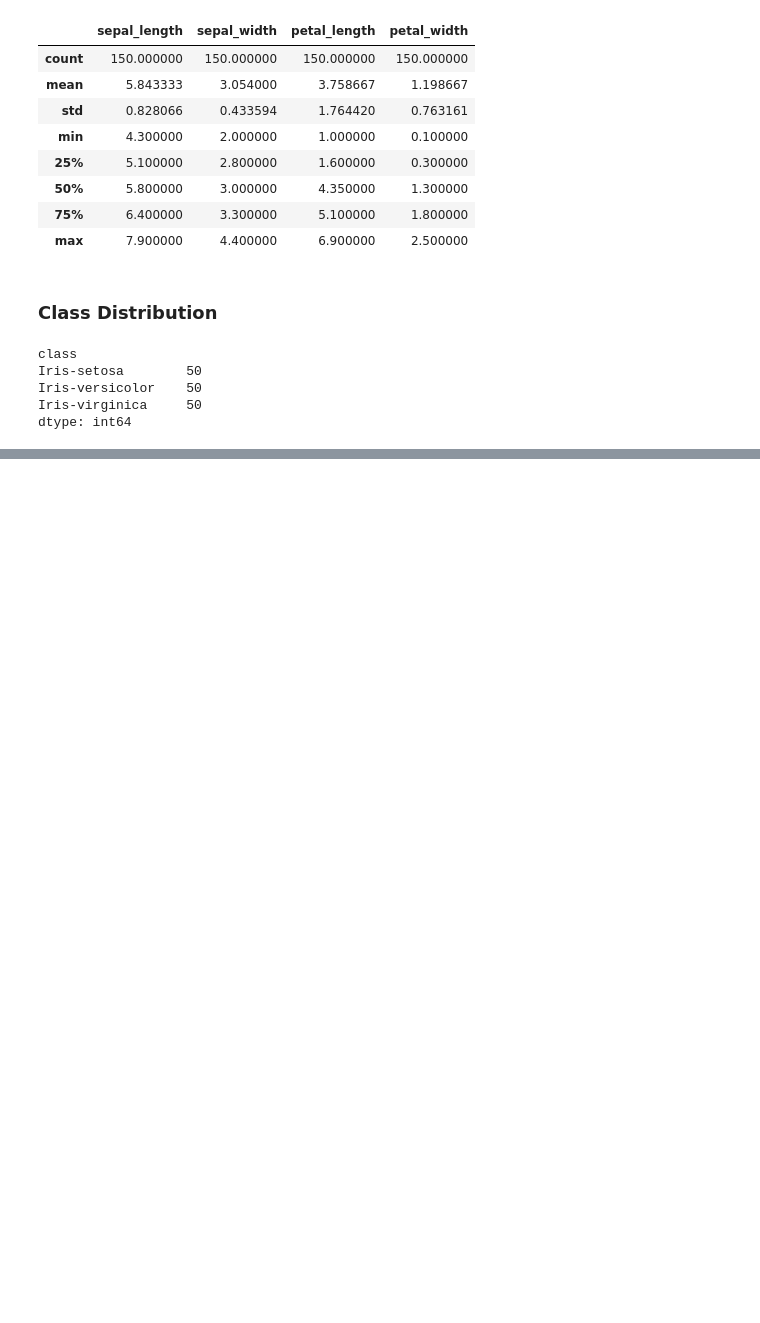
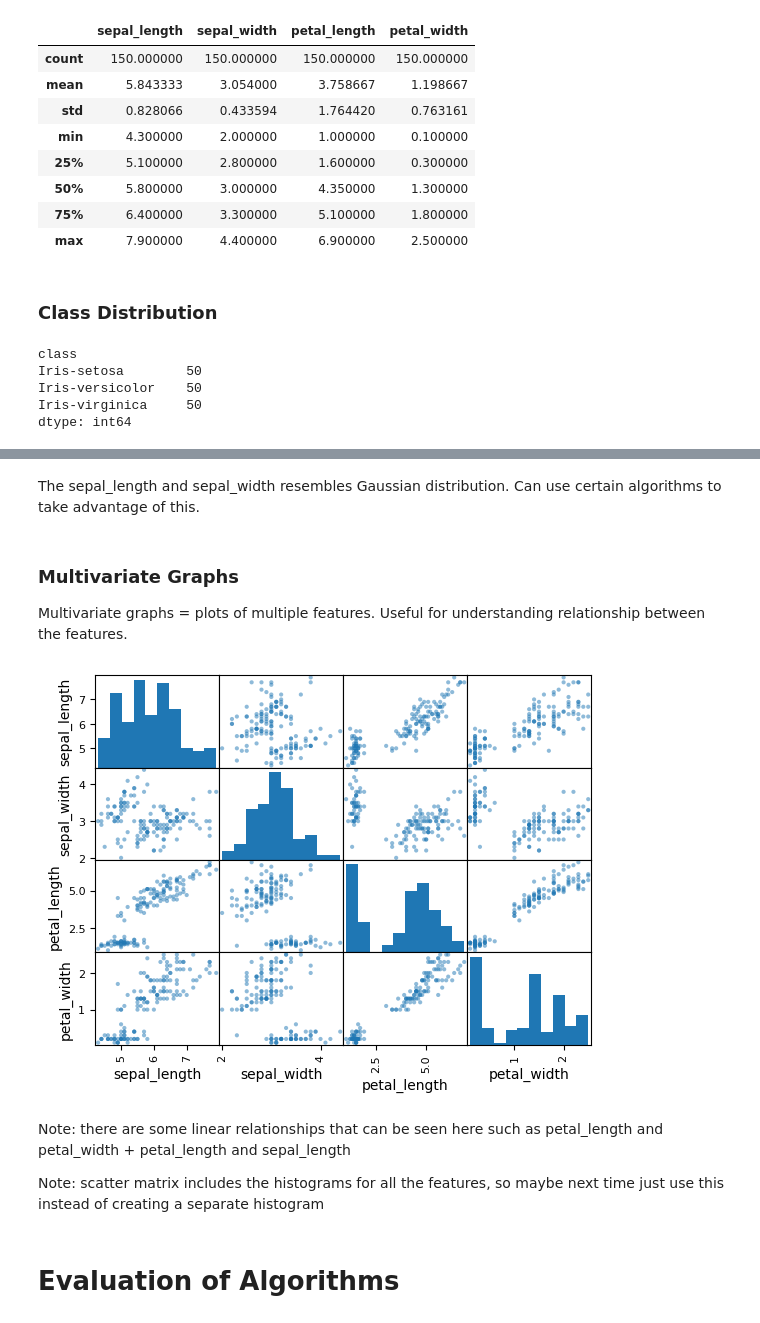
Before and after one commit to jonathanchen301/Iris_Flowers_Classification, a Jupyter notebook: ml.ipynb, the cells around one changed output, grey strips where cells are left out. Cells and saved outputs as stored; diff of their text form; code cells hidden in the pictures; blank space fills up the shorter version.

```diff
--- a/ml.ipynb
+++ b/ml.ipynb
@@ -89,0 +106,17 @@ dtype: int64
+# %% [markdown]
+The sepal_length and sepal_width resembles Gaussian distribution. Can use certain algorithms to take advantage of this.
+# %% [markdown]
+### Multivariate Graphs
+
+Multivariate graphs = plots of multiple features. Useful for understanding relationship between the features.
+# %%
+scatter_matrix(dataset)
+plt.show()
+# %% [output]
+[figure, added]
+# %% [markdown]
+Note: there are some linear relationships that can be seen here such as petal_length and petal_width + petal_length and sepal_length
+
+Note: scatter matrix includes the histograms for all the features, so maybe next time just use this instead of creating a separate histogram
+# %% [markdown]
+# Evaluation of Algorithms
```
Also changed, not shown: parts of 8 cells of this notebook.
